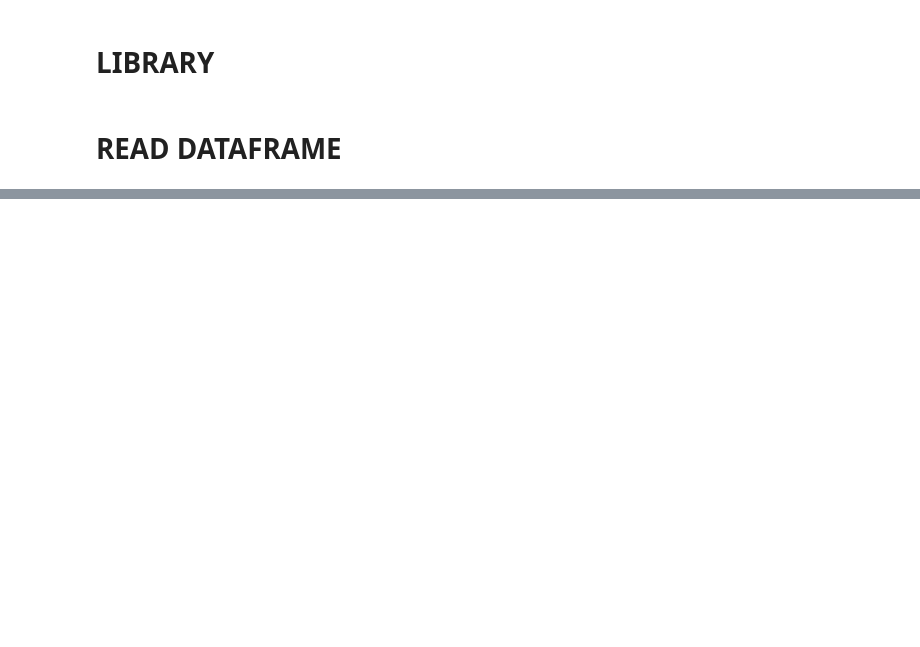
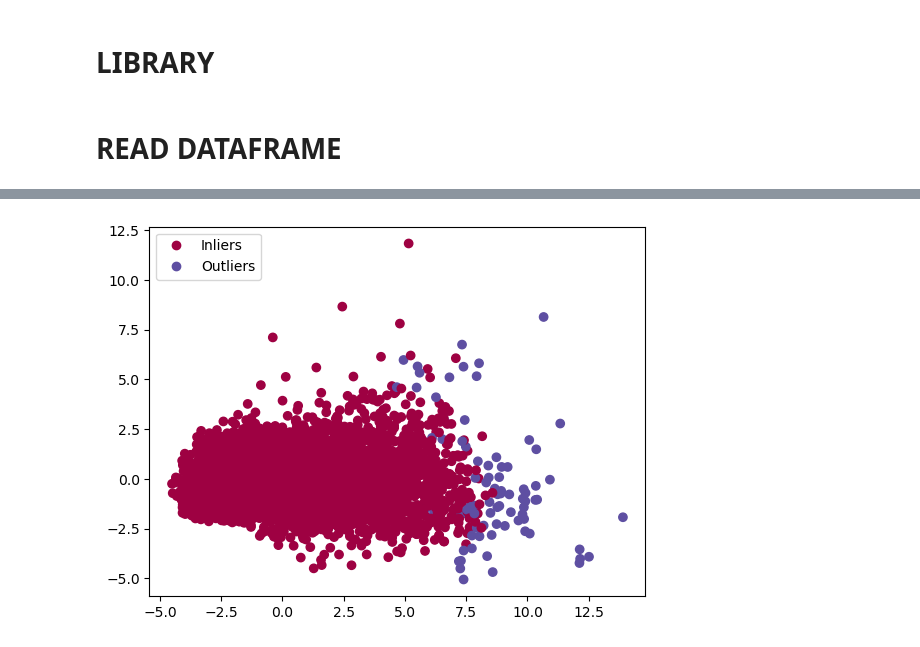
Before and after one commit to alicecalderini/DATAMINING_2-Project, a Jupyter notebook: 5.OUTLIER_DET/1.OUTLIER_DET.ipynb, the cells around one changed output, grey strips where cells are left out. Drawn from its saved outputs; the diff is of its cells as text; code cells hidden in the pictures; blank space fills up the shorter version.

```diff
--- a/5.OUTLIER_DET/1.OUTLIER_DET.ipynb
+++ b/5.OUTLIER_DET/1.OUTLIER_DET.ipynb
@@ -145,2 +343,0 @@ df_original[df_original['id'].isin(list_out)]
-# %%
-clf = LOF(contamination=0.01, n_neighbors=256, metric='euclidean', n_jobs=-1)
@@ -151,3 +343,0 @@ np.unique(outliers, return_counts=True)
-# %%
-clf = LocalOutlierFactor(n_neighbors=2, novelty=True)
-clf.fit(X_train)
@@ -158,4 +343,0 @@ y_pred = clf.predict(X_test)
-# %%
-clf = LocalOutlierFactor(n_neighbors=2) # , novelty=True
-y_pred = clf.fit_predict(X)
-np.unique(y_pred, return_counts=True)
@@ -224,0 +524,2 @@ plt.show()
+# %%
+clf = IsolationForest(random_state=42, n_estimators=150, contamination=0.01, n_jobs=-1)
@@ -224,0 +543,19 @@ plt.show()
+# %%
+pca = PCA(n_components=2)
+pca_data = pd.DataFrame(pca.fit_transform(X), columns=['PC1', 'PC2'])
+pca_data['outlier score'] = pd.Categorical(outliers)
+
+fig = plt.figure()
+ax = fig.add_subplot()
+
+scatter = ax.scatter(pca_data['PC1'],
+                     pca_data['PC2'],
+                     c=pca_data['outlier score'],
+                     cmap='Spectral_r')
+
+handles, labels = scatter.legend_elements()
+plt.legend(reversed(handles), ['Inliers', 'Outliers'], loc='upper left')
+
+plt.show()
+# %% [output]
+[figure, added]
```
Also changed, not shown: parts of 60 cells of this notebook, 4 other files.
